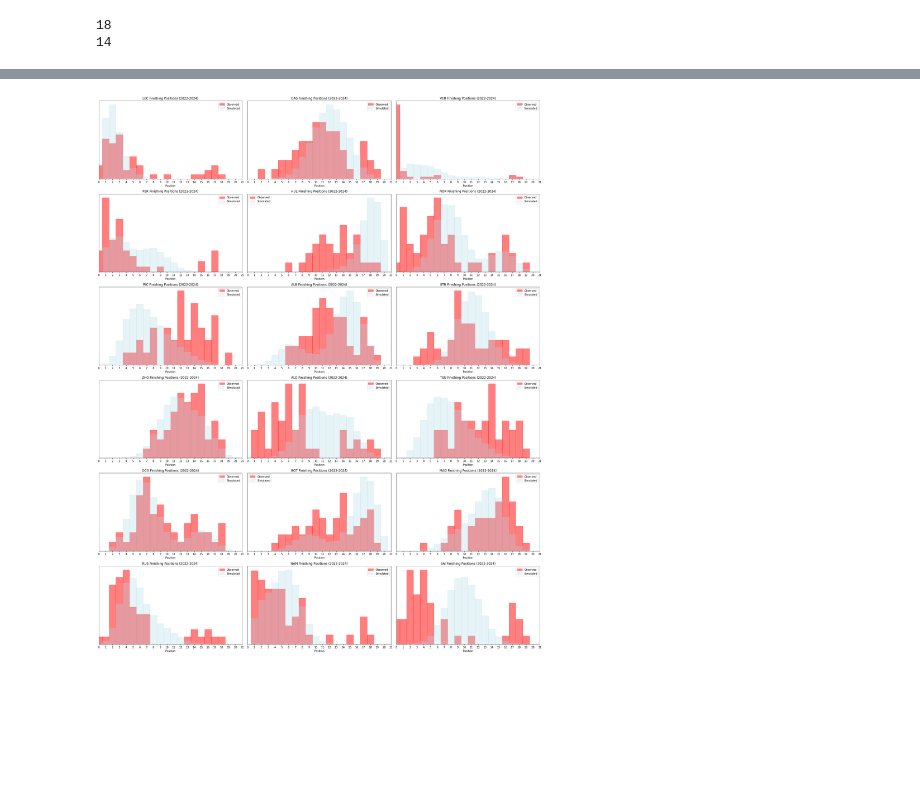
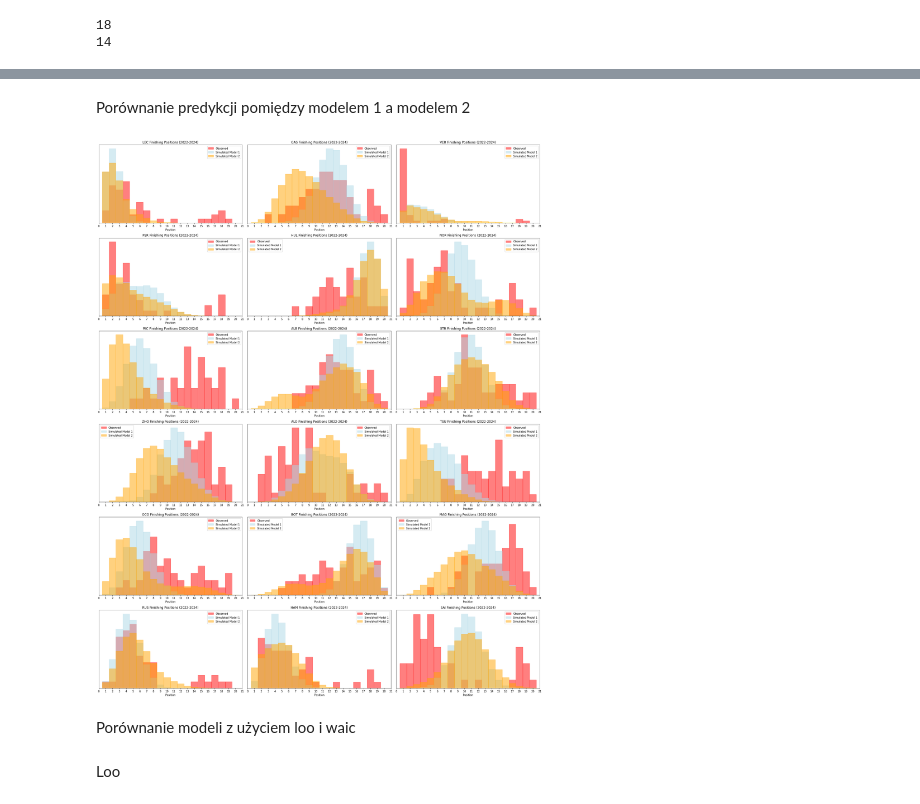
Before and after one commit to andrzejjnk/bayesian_f1, a Jupyter notebook: f1_project.ipynb, the cells around one changed output, grey strips where cells are left out. Drawn from its saved outputs; the diff is of its cells as text; code cells hidden in the pictures; blank space fills up the shorter version.

```diff
--- a/f1_project.ipynb
+++ b/f1_project.ipynb
@@ -392 +406,9 @@ chain 1 |██████████| 00:00 Sampling completed
 INFO:cmdstanpy:CmdStan done processing.
+# %%
+posterior_model1_df = posterior_model_1.draws_pd()
+posterior_model1_df.head(5)
+# print(f"min: {posterior_model_1.stan_variable('y_hat').min()}")
+# print(f"max: {posterior_model_1.stan_variable('y_hat').max()}")
+positions_predicted_model1 = posterior_model_1.stan_variable('position_predicted')
+print(positions_predicted_model1.min())
+print(positions_predicted_model1.max())
@@ -392,0 +770,5 @@ INFO:cmdstanpy:CmdStan done processing.
+# %%
+# Kompilacja modelu
+model = CmdStanModel(stan_file='stan/model2_posterior.stan')
+
+posterior_model_2 = model.sample(data=data_dict, iter_warmup=1, iter_sampling=1000, chains=1, seed=20052024)
@@ -393,10 +781,10 @@ INFO:cmdstanpy:CmdStan done processing.
 # %%
-df_posterior = fit_posterior.draws_pd()
+df_posterior = posterior_model_2.draws_pd()
 df_posterior.head(5)
-# print(f"min: {fit_posterior.stan_variable('y_hat').min()}")
-# print(f"max: {fit_posterior.stan_variable('y_hat').max()}")
-y_hat_stan = fit_posterior.stan_variable('position_predicted')
-print(y_hat_stan.min())
-y_hat_stan.max()
+# print(f"min: {posterior_model_2.stan_variable('y_hat').min()}")
+# print(f"max: {posterior_model_2.stan_variable('y_hat').max()}")
+positions_predicted_model2 = posterior_model_2.stan_variable('position_predicted')
+print(positions_predicted_model2.min())
+print(positions_predicted_model2.max())
 # %% [output]
 0.0
@@ -410,4 +792,5 @@ plt.show()
 # %%
+df = pd.read_csv('data_processing/processed_data.csv')
 # Liczba wierszy i kolumn na wykresie
 n_rows, n_cols = 6, 3
 fig, axes = plt.subplots(n_rows, n_cols, figsize=(8*n_cols, 5*n_rows))
@@ -435,10 +818,10 @@ for d_i, d_name in enumerate(drivers_names):
 
     # Pobierz indeksy wyników dla danego kierowcy
     results_idx = results.index
-    # Pobierz przewidywane pozycje dla tych indeksów z y_hat
-    simulated_positions = y_hat_stan.T[results_idx].flatten() + 1
+    # Pobierz przewidywane pozycje dla tych indeksów z predicted positions
+    simulated_positions = positions_predicted_model2.T[results_idx].flatten() + 1
     # Histogram dla przewidywanych pozycji
-    axes[row_idx, col_idx].hist(simulated_positions, bins=n_bins, rwidth=1, color='lightblue', edgecolor='lightblue', density=True, label='Simulated', alpha=0.3)
+    axes[row_idx, col_idx].hist(simulated_positions, bins=n_bins, rwidth=1, color='lightblue', edgecolor='lightblue', density=True, label='Simulated', alpha=0.5)
 
     axes[row_idx, col_idx].set_xticks(range(22))
     axes[row_idx, col_idx].set_xlim([0, 21])
@@ -630,3 +882,5 @@ y_hat_stan.max()
+# %% [markdown]
+Porównanie predykcji pomiędzy modelem 1 a modelem 2
 # %%
 # Liczba wierszy i kolumn na wykresie
 n_rows, n_cols = 6, 3
@@ -639,35 +893,40 @@ n_bins = np.arange(22) - 0.5
 drivers_names = df['Name'].unique().tolist()
 #print(drivers_names)
 
 # Iteracja po osiach wykresu
 for d_i, d_name in enumerate(drivers_names):
     # Wybierz indeks kierowcy zgodnie z jego nazwą
     d_lookup_i = df['Name'].eq(d_name)
     # Wybierz dane dla danego kierowcy
     results = df[d_lookup_i]
 
     # Oblicz indeks wiersza i kolumny
     row_idx = d_i // n_cols
     col_idx = d_i % n_cols
 
     # Histogram dla prawdziwych pozycji
     axes[row_idx, col_idx].hist((results['Pos (race)']).tolist(), bins=n_bins, rwidth=1, color='red', edgecolor='red', density=True, label='Observed', alpha=0.5)
 
     # Pobierz indeksy wyników dla danego kierowcy
     results_idx = results.index
-    # Pobierz przewidywane pozycje dla tych indeksów z y_hat
-    simulated_positions = y_hat_stan.T[results_idx].flatten() + 1
+    # Pobierz przewidywane pozycje dla tych indeksów z positions_predicted
+    simulated_positions_model1 = positions_predicted_model1.T[results_idx].flatten() + 1
+    simulated_positions_model2 = positions_predicted_model2.T[results_idx].flatten() + 1
     # Histogram dla przewidywanych pozycji
-    axes[row_idx, col_idx].hist(simulated_positions, bins=n_bins, rwidth=1, color='lightblue', edgecolor='lightblue', density=True, label='Simulated', alpha=0.3)
-
+    axes[row_idx, col_idx].hist(simulated_positions_model1, bins=n_bins, rwidth=1, color='lightblue', edgecolor='lightblue', density=True, label='Simulated Model 1', alpha=0.5)
+    axes[row_idx, col_idx].hist(simulated_positions_model2, bins=n_bins, rwidth=1, color='orange', edgecolor='orange', density=True, label='Simulated Model 2', alpha=0.5)
     axes[row_idx, col_idx].set_xticks(range(22))
     axes[row_idx, col_idx].set_xlim([0, 21])
     axes[row_idx, col_idx].set_yticks([])
     axes[row_idx, col_idx].set_title(d_name.split()[-1] + ' Finishing Positions (2022-2024)')
     axes[row_idx, col_idx].legend()
     axes[row_idx, col_idx].set_xlabel('Position')
 
 fig.tight_layout()
 plt.show()
 # %% [output]
-[figure, old version]
+[figure, new version]
+# %% [markdown]
+Porównanie modeli z użyciem loo i waic
+# %% [markdown]
+Loo
```
Also changed, not shown: parts of 35 cells of this notebook, 8 other files.
